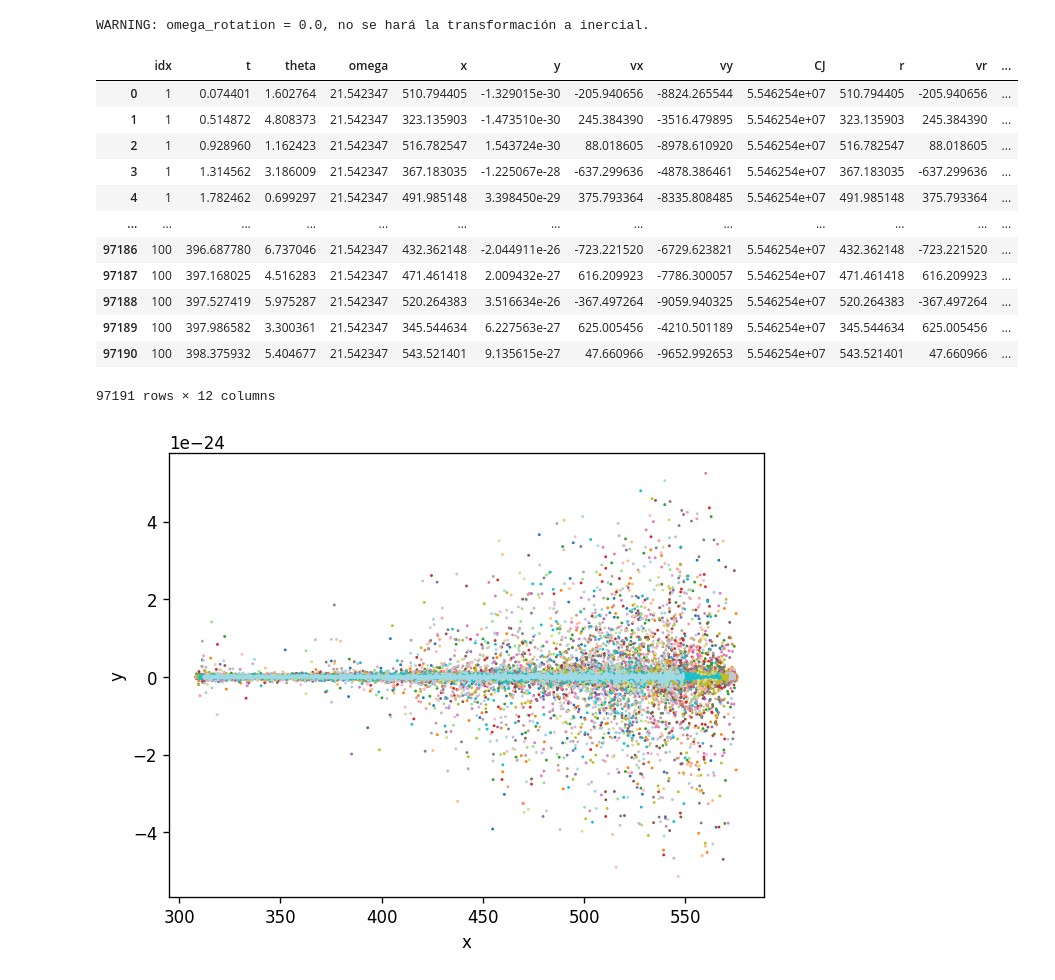
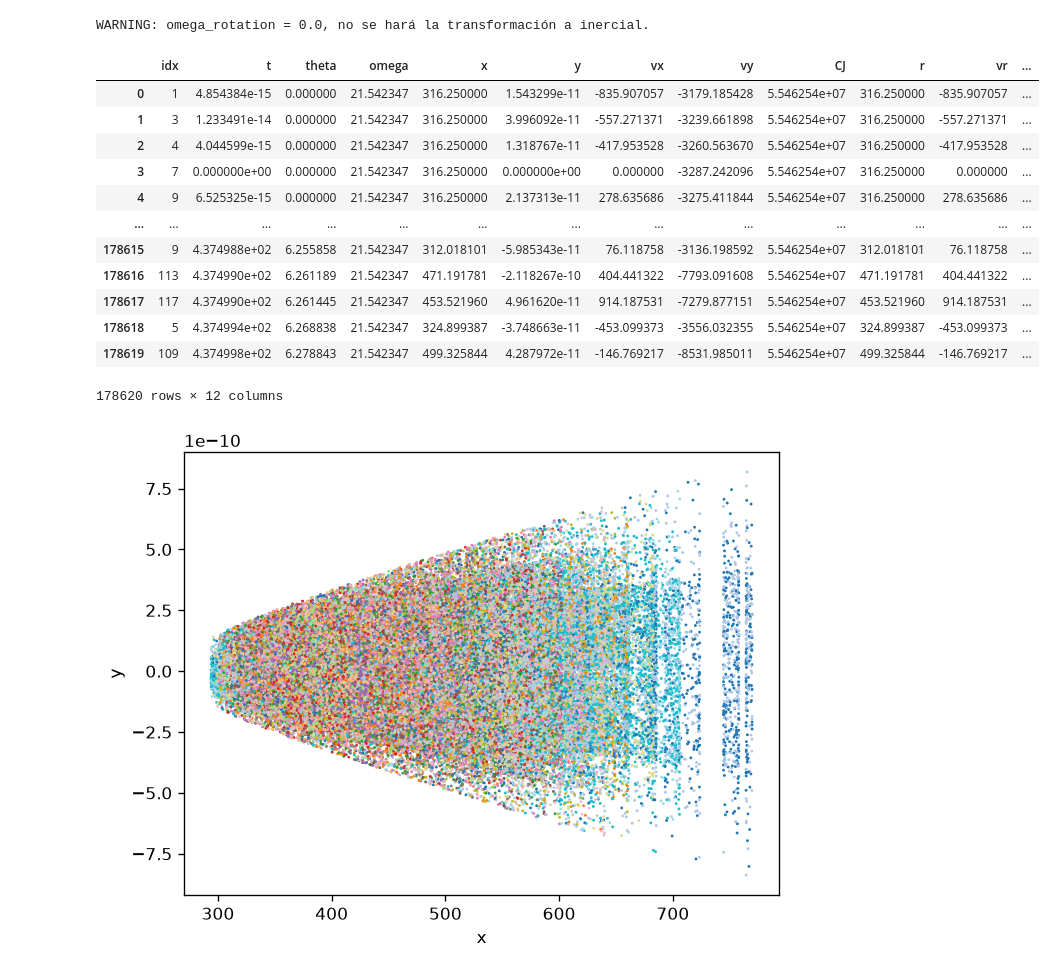
Before and after one commit to Gianuzzi/AstroBould, a Jupyter notebook: tools/plot_surface.ipynb, the cells around one changed output. Saved outputs shown, nothing was run; the diff lists cells and outputs as text; code cells hidden in the pictures.

```diff
--- a/tools/plot_surface.ipynb
+++ b/tools/plot_surface.ipynb
@@ -9,24 +9,24 @@ import make_cj as mcj
 # %%
 surf = rd.read_surface(
     surface_name="surface.out",
-    work_dir="../simulation/"
+    work_dir=".."
 )
 surf
 # %% [output]
 WARNING: omega_rotation = 0.0, no se hará la transformación a inercial.
 |  | idx | t | theta | omega | x | y | vx | vy | CJ | r | vr | ... |
-| 0 | 1 | 0.074401 | 1.602764 | 21.542347 | 510.794405 | -1.329015e-30 | -205.940656 | -8824.265544 | 5.546254e+07 | 510.794405 | -205.940656 | ... |
-| 1 | 1 | 0.514872 | 4.808373 | 21.542347 | 323.135903 | -1.473510e-30 | 245.384390 | -3516.479895 | 5.546254e+07 | 323.135903 | 245.384390 | ... |
-| 2 | 1 | 0.928960 | 1.162423 | 21.542347 | 516.782547 | 1.543724e-30 | 88.018605 | -8978.610920 | 5.546254e+07 | 516.782547 | 88.018605 | ... |
-| 3 | 1 | 1.314562 | 3.186009 | 21.542347 | 367.183035 | -1.225067e-28 | -637.299636 | -4878.386461 | 5.546254e+07 | 367.183035 | -637.299636 | ... |
-| 4 | 1 | 1.782462 | 0.699297 | 21.542347 | 491.985148 | 3.398450e-29 | 375.793364 | -8335.808485 | 5.546254e+07 | 491.985148 | 375.793364 | ... |
+| 0 | 1 | 4.854384e-15 | 0.000000 | 21.542347 | 316.250000 | 1.543299e-11 | -835.907057 | -3179.185428 | 5.546254e+07 | 316.250000 | -835.907057 | ... |
+| 1 | 3 | 1.233491e-14 | 0.000000 | 21.542347 | 316.250000 | 3.996092e-11 | -557.271371 | -3239.661898 | 5.546254e+07 | 316.250000 | -557.271371 | ... |
+| 2 | 4 | 4.044599e-15 | 0.000000 | 21.542347 | 316.250000 | 1.318767e-11 | -417.953528 | -3260.563670 | 5.546254e+07 | 316.250000 | -417.953528 | ... |
+| 3 | 7 | 0.000000e+00 | 0.000000 | 21.542347 | 316.250000 | 0.000000e+00 | 0.000000 | -3287.242096 | 5.546254e+07 | 316.250000 | 0.000000 | ... |
+| 4 | 9 | 6.525325e-15 | 0.000000 | 21.542347 | 316.250000 | 2.137313e-11 | 278.635686 | -3275.411844 | 5.546254e+07 | 316.250000 | 278.635686 | ... |
 | ... | ... | ... | ... | ... | ... | ... | ... | ... | ... | ... | ... | ... |
-| 97186 | 100 | 396.687780 | 6.737046 | 21.542347 | 432.362148 | -2.044911e-26 | -723.221520 | -6729.623821 | 5.546254e+07 | 432.362148 | -723.221520 | ... |
-| 97187 | 100 | 397.168025 | 4.516283 | 21.542347 | 471.461418 | 2.009432e-27 | 616.209923 | -7786.300057 | 5.546254e+07 | 471.461418 | 616.209923 | ... |
-| 97188 | 100 | 397.527419 | 5.975287 | 21.542347 | 520.264383 | 3.516634e-26 | -367.497264 | -9059.940325 | 5.546254e+07 | 520.264383 | -367.497264 | ... |
-| 97189 | 100 | 397.986582 | 3.300361 | 21.542347 | 345.544634 | 6.227563e-27 | 625.005456 | -4210.501189 | 5.546254e+07 | 345.544634 | 625.005456 | ... |
-| 97190 | 100 | 398.375932 | 5.404677 | 21.542347 | 543.521401 | 9.135615e-27 | 47.660966 | -9652.992653 | 5.546254e+07 | 543.521401 | 47.660966 | ... |
+| 178615 | 9 | 4.374988e+02 | 6.255858 | 21.542347 | 312.018101 | -5.985343e-11 | 76.118758 | -3136.198592 | 5.546254e+07 | 312.018101 | 76.118758 | ... |
+| 178616 | 113 | 4.374990e+02 | 6.261189 | 21.542347 | 471.191781 | -2.118267e-10 | 404.441322 | -7793.091608 | 5.546254e+07 | 471.191781 | 404.441322 | ... |
+| 178617 | 117 | 4.374990e+02 | 6.261445 | 21.542347 | 453.521960 | 4.961620e-11 | 914.187531 | -7279.877151 | 5.546254e+07 | 453.521960 | 914.187531 | ... |
+| 178618 | 5 | 4.374994e+02 | 6.268838 | 21.542347 | 324.899387 | -3.748663e-11 | -453.099373 | -3556.032355 | 5.546254e+07 | 324.899387 | -453.099373 | ... |
+| 178619 | 109 | 4.374998e+02 | 6.278843 | 21.542347 | 499.325844 | 4.287972e-11 | -146.769217 | -8531.985011 | 5.546254e+07 | 499.325844 | -146.769217 | ... |
-97191 rows × 12 columns
+178620 rows × 12 columns
 # %%
 plt.figure(dpi=120)
 plt.scatter(surf.x, surf.y, c=surf.idx, s=0.5, cmap="tab20")
@@ -34,7 +34,7 @@ plt.xlabel("x")
 plt.ylabel("y")
 plt.show()
 # %% [output]
-[figure, old version]
+[figure, new version]
 # %%
 plt.figure(dpi=120)
 plt.scatter(surf.x, surf.vx, c=surf.idx, s=0.5, cmap="tab20")
```
Also changed, not shown: parts of 5 cells of this notebook, 1 other file.
